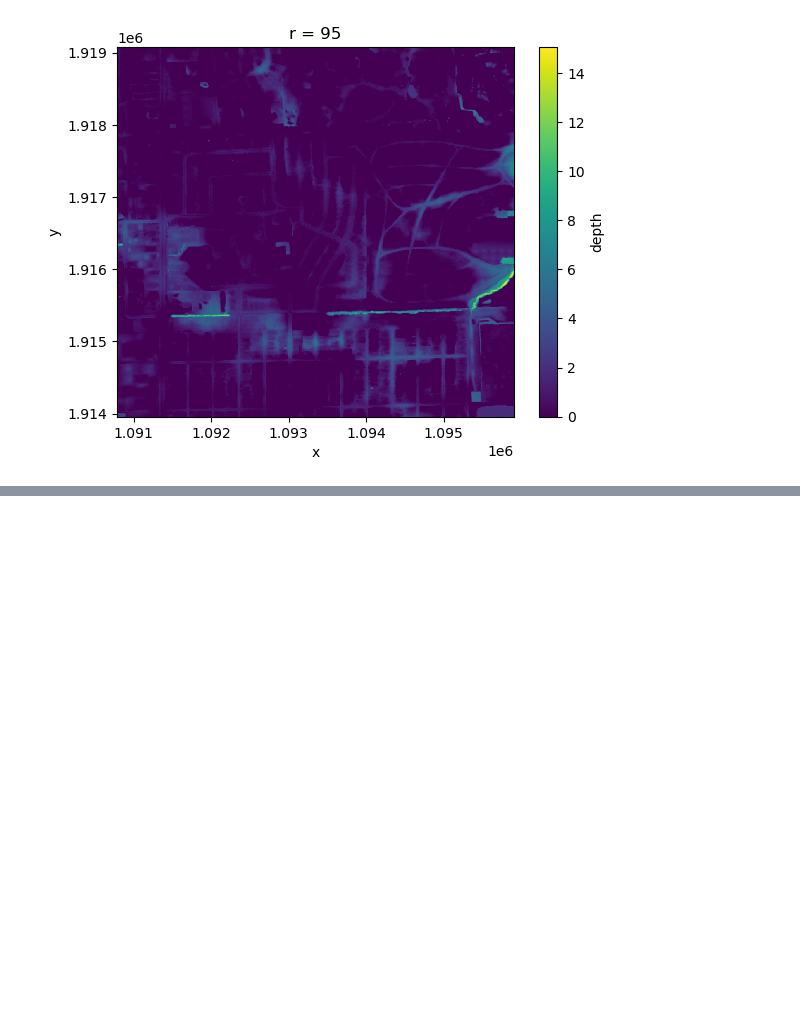
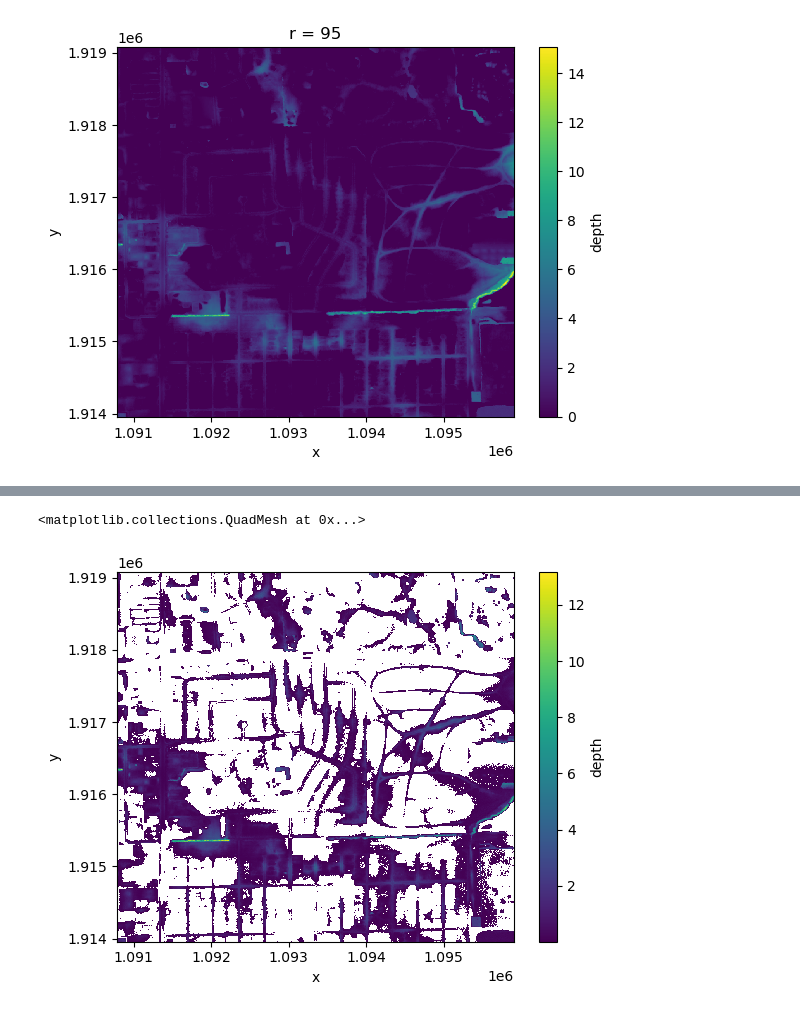
Before and after one commit to arc-pts/ffrd-grid-concept, a Jupyter notebook: ffrd-grid-concept.ipynb, the cells around one changed output, grey strips where cells are left out. Saved outputs shown, nothing was run; the diff lists cells and outputs as text; code cells hidden in the pictures; blank space fills up the shorter version.

```diff
--- a/ffrd-grid-concept.ipynb
+++ b/ffrd-grid-concept.ipynb
@@ -369,0 +209,6 @@ d100.upper_ci.plot()
+# %%
+depth = xr.open_zarr("./data/depth_500.zarr").depth
+depth.where(depth > 0.1).plot()
+# %% [output]
+<matplotlib.collections.QuadMesh at 0x...>
+[figure, added]
```
Also changed, not shown: parts of 39 cells of this notebook, 1 other file.
